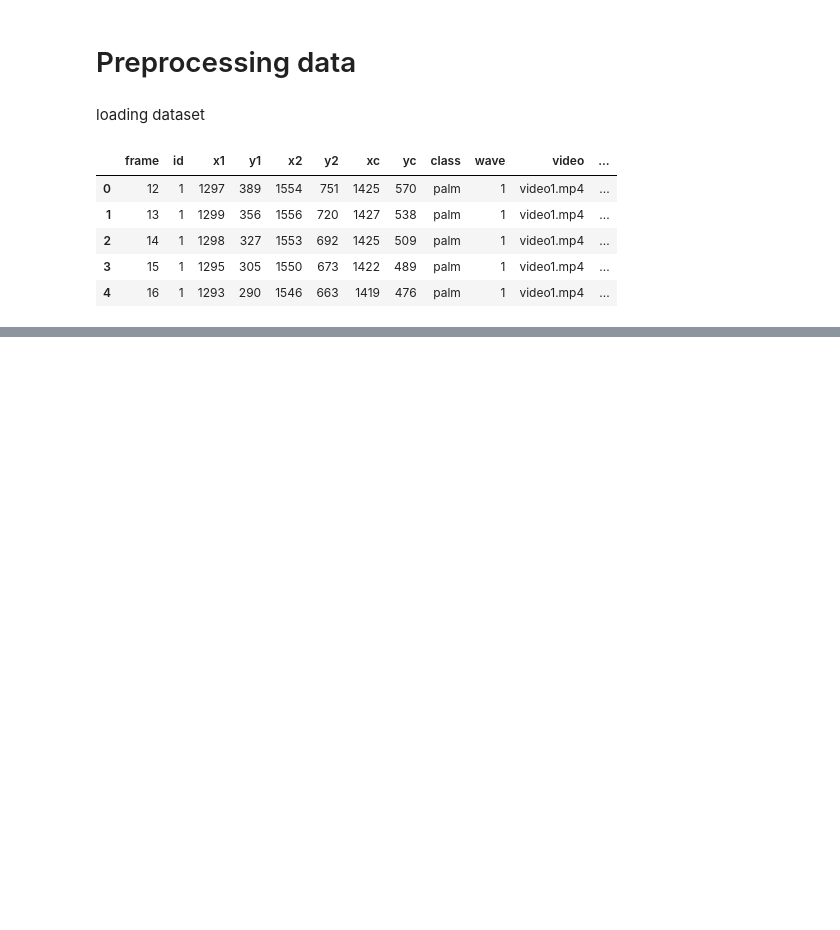
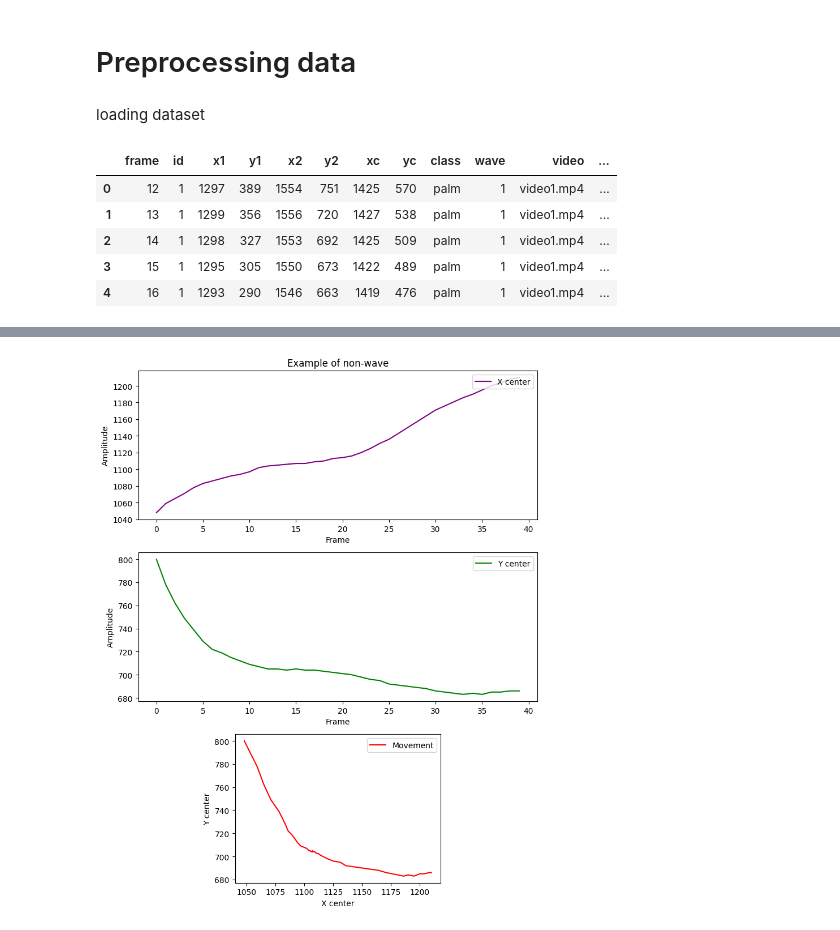
Before and after one commit to Kovelja009/hand_wave_detection, a Jupyter notebook: data_processing.ipynb, the cells around one changed output, grey strips where cells are left out. Cells and saved outputs as stored; diff of their text form; code cells hidden in the pictures; blank space fills up the shorter version.

```diff
--- a/data_processing.ipynb
+++ b/data_processing.ipynb
@@ -139,0 +123,7 @@ print(len(xc), len(yc))
+# %%
+window = 16
+xc_non_wave = dataset.xc[(dataset.window == window) & (dataset.wave == 0)]
+yc_non_wave = dataset.yc[(dataset.window == window) & (dataset.wave == 0)]
+plot_wave(xc_non_wave, yc_non_wave, "Example of non-wave")
+# %% [output]
+[figure, added]
```
Also changed, not shown: parts of 28 cells of this notebook, 2 other files.
